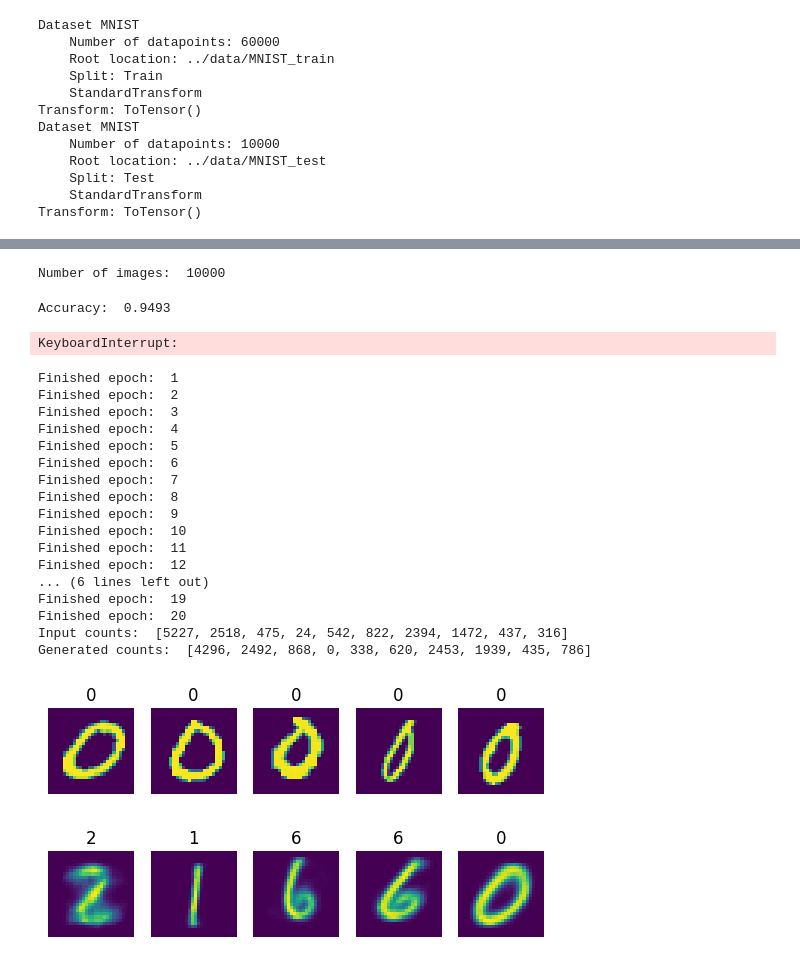
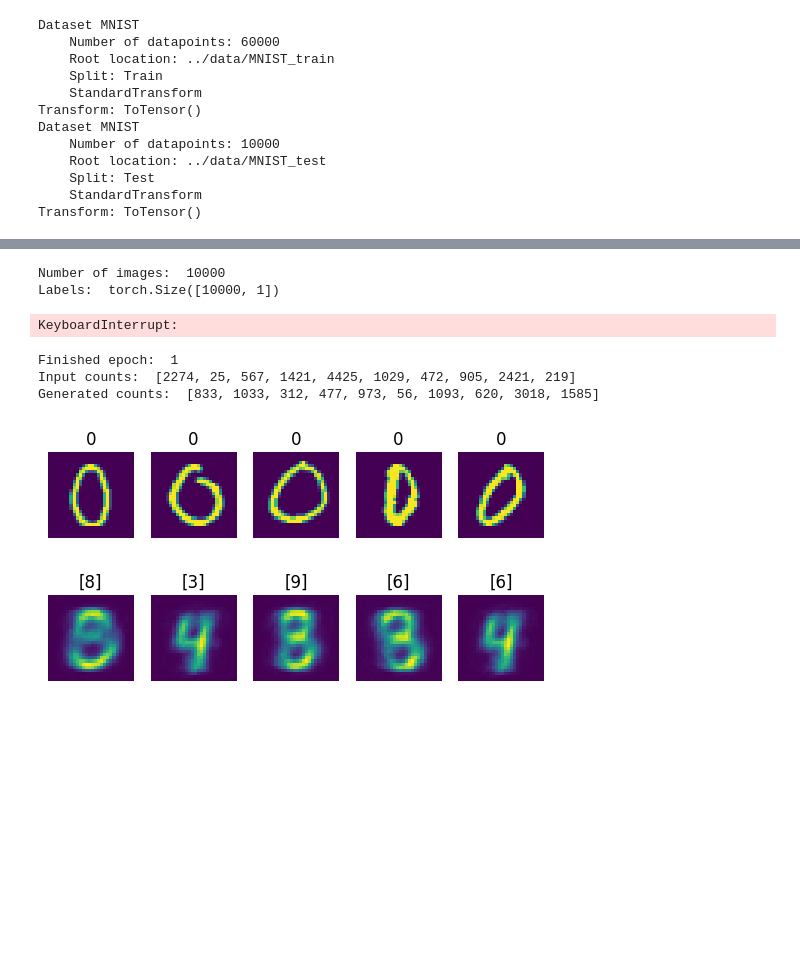
Before and after one commit to alexojica/research-project-experiments, a Jupyter notebook: src/mnist.ipynb, the cells around one changed output, grey strips where cells are left out. Drawn from its saved outputs; the diff is of its cells as text; code cells hidden in the pictures; blank space fills up the shorter version.

```diff
--- a/src/mnist.ipynb
+++ b/src/mnist.ipynb
@@ -118,0 +32,9 @@ plot_training_result(
+# %%
+# Train VAE
+vae = VaeAutoencoder(dim_encoding=2)
+
+vae_classifier_model, vae_loss_li, kl_loss_li = vae.train_model(
+    training_data,
+    batch_size=100,
+    epochs=1
+)
@@ -133,16 +83,12 @@ Test accuracy:  0.9775
-# %%
-x, y = vae.generate_data(n_samples=10000)
-
-assert x.shape[0] == y.shape[0]
-print("Number of images: ", x.shape[0])
-# %% [output]
-Number of images:  10000
 # %%
-# test image classification with gen images
-accuracy = classifier.test_model_syn_img(x, y)
-print("Accuracy: ", accuracy)
+x = vae.generate_data(n_samples=10000)
+print("Number of images: ", x.shape[0])
+
+labels = classifier.generate_labels(x)
+print("Labels: ", labels.shape)
 # %% [output]
-Accuracy:  0.9493
+Number of images:  10000
+Labels:  torch.Size([10000, 1])
 # %%
 # compute FID score
 syn_input, _ = vae.generate_data(n_samples=500)
@@ -188,63 +134,43 @@ user_idx = 0
 sample_input = total_input[user_idx]
 sample_label = total_labels[user_idx]
 
-# print(sample_input)
-# print(total_labels[user_idx])
-
 input_tensor = torch.stack(sample_input)
 label_tensor = torch.stack(sample_label)
 
-plot_image_data_two(input_tensor.cpu().detach().numpy(), label_tensor.cpu().detach().numpy())
+plot_image_label_two (input_tensor.cpu().detach().numpy(), label_tensor.cpu().detach().numpy())
 
 assert input_tensor.shape[0] == label_tensor.shape[0]
 
 training_data.data = input_tensor
 training_data.targets = label_tensor
 
 assert training_data.data.shape == input_tensor.shape
 assert training_data.targets.shape == label_tensor.shape
 
 
 # Train VAE on imbalanced dataset
-vae_imbalanced = VaeAutoencoderClassifier(dim_encoding=2)
+vae_imbalanced = VaeAutoencoder(dim_encoding=2)
 
-# sufficient epoch makes the generated data distribution similar to the given input
-# optimal so far is 50, 2000, 20
-vae_classifier_model, total_losses, classifier_accuracy_li, classifier_loss_li, vae_loss_li, kl_loss_li = vae_imbalanced.train_model(
+_, _, _ = vae_imbalanced.train_model(
     training_data,
     batch_size=30,
-    alpha=2000,
-    epochs=20
+    epochs=1
 )
 
-gen_image, gen_output = vae_imbalanced.generate_data(n_samples=sum(total_counts[user_idx]))
+gen_image = vae_imbalanced.generate_data(n_samples=sum(total_counts[user_idx]))
+gen_output = classifier.generate_labels(x)
 gen_counts = [0, 0, 0, 0, 0, 0, 0, 0, 0, 0]
-for probabilities in gen_output:
-    max_index = torch.argmax(probabilities)
-    gen_counts[max_index]+=1
+for tensor_label in gen_output:
+    gen_counts[tensor_label[0]]+=1
 
 # plot generated data
-plot_image_data(gen_image.cpu().detach().numpy(), gen_output.cpu().detach().numpy())
+plot_image_label_two(gen_image.cpu().detach().numpy(), gen_output.cpu().detach().numpy())
 
 print("Input counts: ", total_counts[user_idx])
 print("Generated counts: ", gen_counts)
 # %% [output]
 Finished epoch:  1
-Finished epoch:  2
-Finished epoch:  3
-Finished epoch:  4
-Finished epoch:  5
-Finished epoch:  6
-Finished epoch:  7
-Finished epoch:  8
-Finished epoch:  9
-Finished epoch:  10
-Finished epoch:  11
-Finished epoch:  12
-... (6 lines left out)
-Finished epoch:  19
-Finished epoch:  20
-Input counts:  [5227, 2518, 475, 24, 542, 822, 2394, 1472, 437, 316]
-Generated counts:  [4296, 2492, 868, 0, 338, 620, 2453, 1939, 435, 786]
+Input counts:  [2274, 25, 567, 1421, 4425, 1029, 472, 905, 2421, 219]
+Generated counts:  [833, 1033, 312, 477, 973, 56, 1093, 620, 3018, 1585]
-[figure, old version]
+[figure, new version]
-[figure, old version]
+[figure, new version]
```
Also changed, not shown: parts of 10 cells of this notebook.
